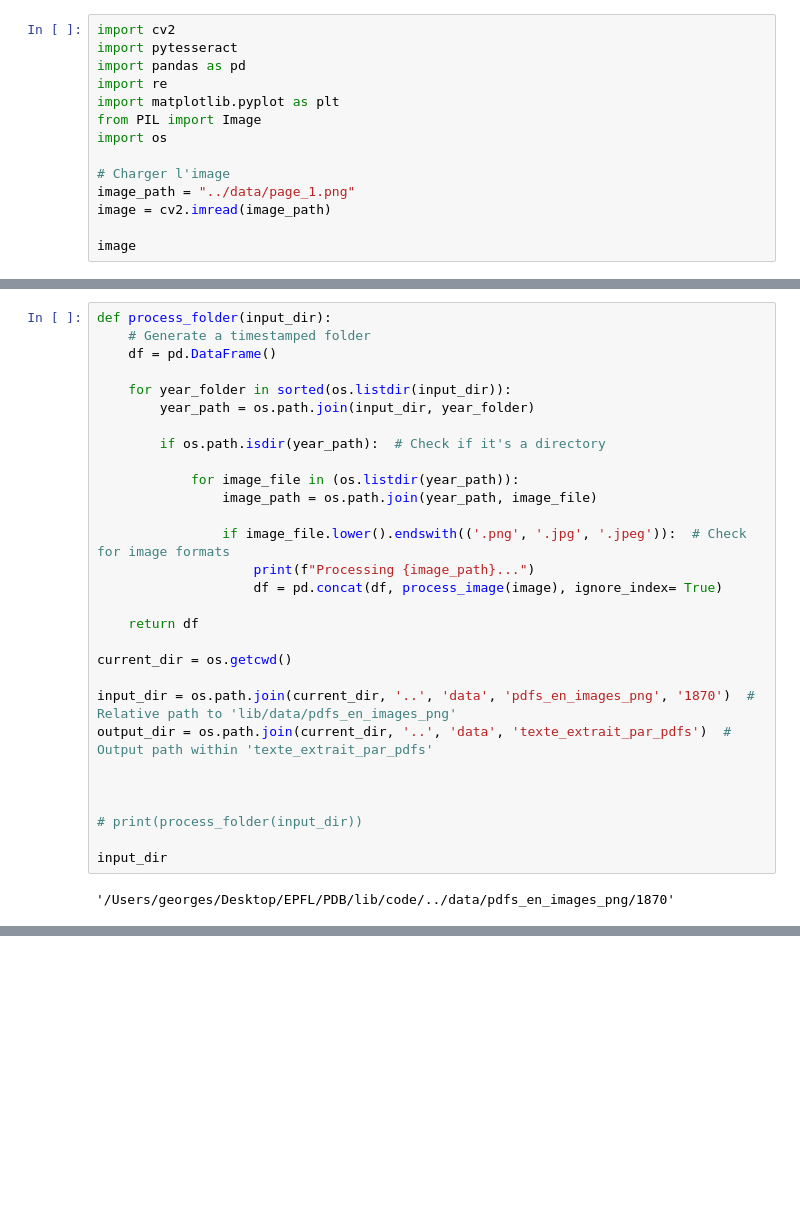
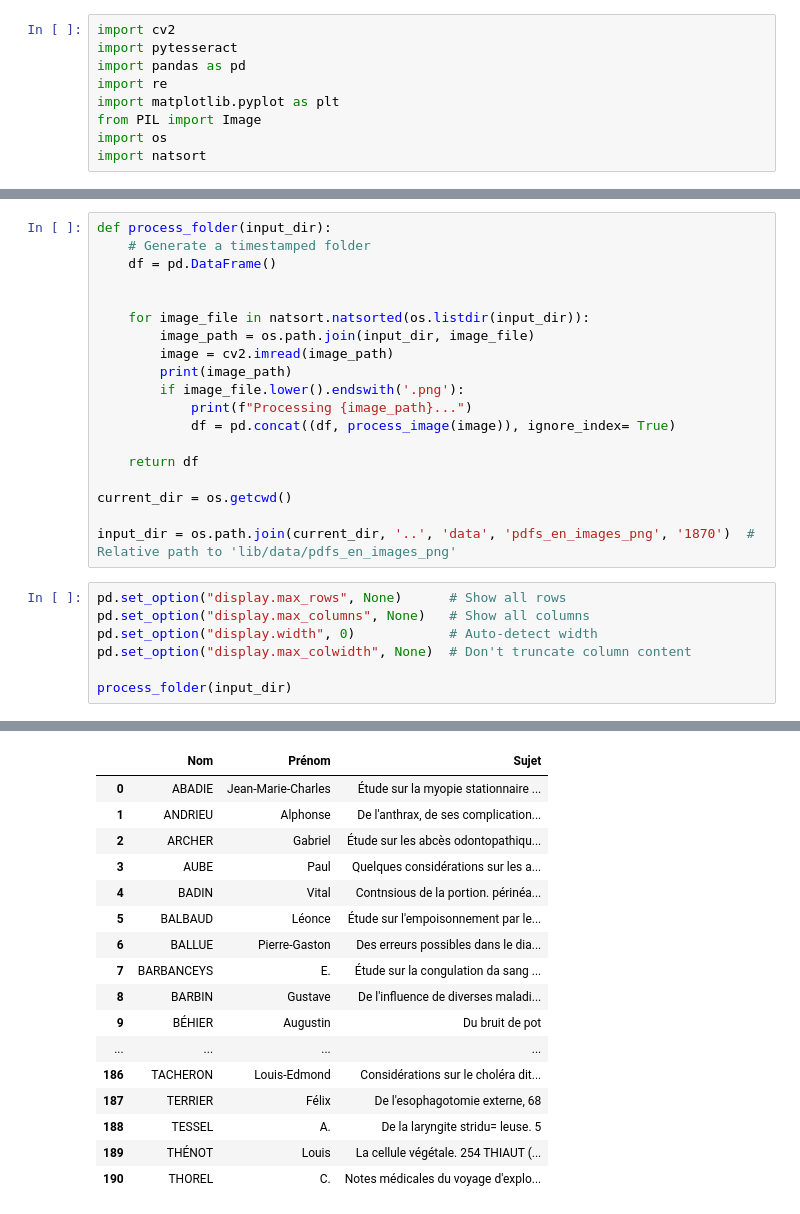
Before and after one commit to georgesmoussalli/BachelorsThesis, a Jupyter notebook: code/test.ipynb, the cells around one changed output, grey strips where cells are left out. Saved outputs shown, nothing was run; the diff lists cells and outputs as text; blank space fills up the shorter version.

```diff
--- a/code/test.ipynb
+++ b/code/test.ipynb
@@ -6,9 +6,4 @@ import re
 import matplotlib.pyplot as plt
 from PIL import Image
 import os
-
-# Charger l'image
-image_path = "../data/page_1.png"
-image = cv2.imread(image_path)
-
-image
+import natsort
@@ -89,29 +78,25 @@ def process_folder(input_dir):
     # Generate a timestamped folder
     df = pd.DataFrame()
 
-    for year_folder in sorted(os.listdir(input_dir)):
-        year_path = os.path.join(input_dir, year_folder)
 
-        if os.path.isdir(year_path):  # Check if it's a directory
-
-            for image_file in (os.listdir(year_path)):
-                image_path = os.path.join(year_path, image_file)
-
-                if image_file.lower().endswith(('.png', '.jpg', '.jpeg')):  # Check for image formats
-                    print(f"Processing {image_path}...")
-                    df = pd.concat(df, process_image(image), ignore_index= True)
+    for image_file in natsort.natsorted(os.listdir(input_dir)):
+        image_path = os.path.join(input_dir, image_file)
+        image = cv2.imread(image_path)
+        print(image_path)
+        if image_file.lower().endswith('.png'):
+            print(f"Processing {image_path}...")
+            df = pd.concat((df, process_image(image)), ignore_index= True)
 
     return df
 
 current_dir = os.getcwd()
 
 input_dir = os.path.join(current_dir, '..', 'data', 'pdfs_en_images_png', '1870')  # Relative path to 'lib/data/pdfs_en_images_png'
-output_dir = os.path.join(current_dir, '..', 'data', 'texte_extrait_par_pdfs')  # Output path within 'texte_extrait_par_pdfs'
-
-
-
-# print(process_folder(input_dir))
-
-input_dir
-# %% [output]
-'/Users/georges/Desktop/EPFL/PDB/lib/code/../data/pdfs_en_images_png/1870'
+# %%
+pd.set_option("display.max_rows", None)      # Show all rows
+pd.set_option("display.max_columns", None)   # Show all columns
+pd.set_option("display.width", 0)            # Auto-detect width
+pd.set_option("display.max_colwidth", None)  # Don't truncate column content
+
+process_folder(input_dir)
+# %% [output]
@@ -117,0 +120,17 @@ input_dir
+|  | Nom | Prénom | Sujet |
+| 0 | ABADIE | Jean-Marie-Charles | Étude sur la myopie stationnaire ... |
+| 1 | ANDRIEU | Alphonse | De l'anthrax, de ses complication... |
+| 2 | ARCHER | Gabriel | Étude sur les abcès odontopathiqu... |
+| 3 | AUBE | Paul | Quelques considérations sur les a... |
+| 4 | BADIN | Vital | Contnsious de la portion. périnéa... |
+| 5 | BALBAUD | Léonce | Étude sur l'empoisonnement par le... |
+| 6 | BALLUE | Pierre-Gaston | Des erreurs possibles dans le dia... |
+| 7 | BARBANCEYS | E. | Étude sur la congulation da sang ... |
+| 8 | BARBIN | Gustave | De l'influence de diverses maladi... |
+| 9 | BÉHIER | Augustin | Du bruit de pot |
+| ... | ... | ... | ... |
+| 186 | TACHERON | Louis-Edmond | Considérations sur le choléra dit... |
+| 187 | TERRIER | Félix | De l'esophagotomie externe, 68 |
+| 188 | TESSEL | A. | De la laryngite stridu= leuse. 5 |
+| 189 | THÉNOT | Louis | La cellule végétale. 254 THIAUT (... |
+| 190 | THOREL | C. | Notes médicales du voyage d'explo... |
```
Also changed, not shown: parts of 5 cells of this notebook, 4 other files.
